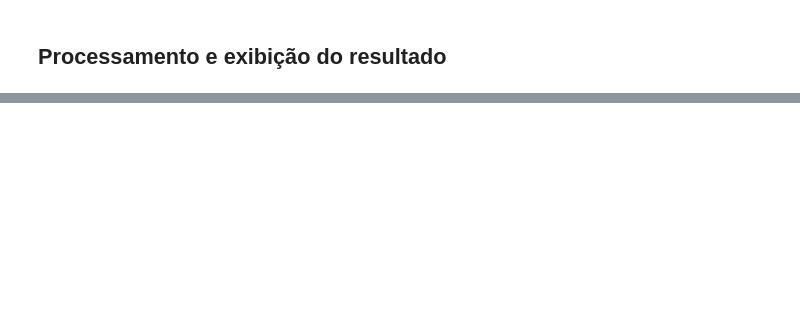
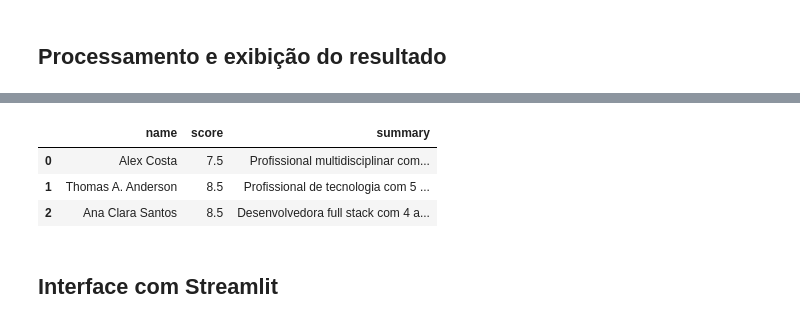
Before and after one commit to AI-Expert-Academy/LLMs-e-Agentes-de-AI-para-Empresas-e-Neg-cios, a Jupyter notebook: notebooks/LLMs para empresas e negócios - Recursos Humanos.ipynb, the cells around one changed output, grey strips where cells are left out. Saved outputs shown, nothing was run; the diff lists cells and outputs as text; code cells hidden in the pictures; blank space fills up the shorter version.

```diff
--- a/notebooks/LLMs para empresas e negócios - Recursos Humanos.ipynb
+++ b/notebooks/LLMs para empresas e negócios - Recursos Humanos.ipynb
@@ -254,0 +513,3 @@ Thomas A. Anderson é um profissional de tecnologia com 5 anos de experiência e
+# %%
+df = pd.read_csv(path_job_csv, sep=';')
+display(df)
@@ -254,0 +920,6 @@ Thomas A. Anderson é um profissional de tecnologia com 5 anos de experiência e
+# %%
+# somente para teste
+
+path_json = "curriculos.json"
+
+save_json_cv(structured_data, path_json)
@@ -254,0 +928,10 @@ Thomas A. Anderson é um profissional de tecnologia com 5 anos de experiência e
+# %%
+def display_json_table(path_json):
+  with open(path_json, "r", encoding="utf-8") as f:
+    data = json.load(f)
+
+  df = pd.json_normalize(data)
+  return df
+
+df = display_json_table(path_json)
+display(df)
@@ -254,0 +941,10 @@ Thomas A. Anderson é um profissional de tecnologia com 5 anos de experiência e
+# %%
+# Caso algum candidato não tenha score calculado devido ao uso de algum valor antigo de variável, apagar arquivo e rodar novamente para cada currículo
+
+path = "/home/jpmaida/Documents/git/AI-Expert-Academy/LLMs-e-Agentes-de-AI-para-Empresas-e-Neg-cios/notebooks/Currículo3.pdf"
+output, res = process_cv(schema, job_details, prompt_template, prompt_score, llm, path)
+structured_data = parse_res_llm(res, fields)
+save_json_cv(structured_data, path_json)
+
+df = display_json_table(path_json)
+display(df)
@@ -254,0 +966,9 @@ Thomas A. Anderson é um profissional de tecnologia com 5 anos de experiência e
+# %%
+df[["name", "score", "summary"]]
+# %% [output]
+|  | name | score | summary |
+| 0 | Alex Costa | 7.5 | Profissional multidisciplinar com... |
+| 1 | Thomas A. Anderson | 8.5 | Profissional de tecnologia com 5 ... |
+| 2 | Ana Clara Santos | 8.5 | Desenvolvedora full stack com 4 a... |
+# %% [markdown]
+## Interface com Streamlit
```
Also changed, not shown: parts of 72 cells of this notebook, 4 other files.
